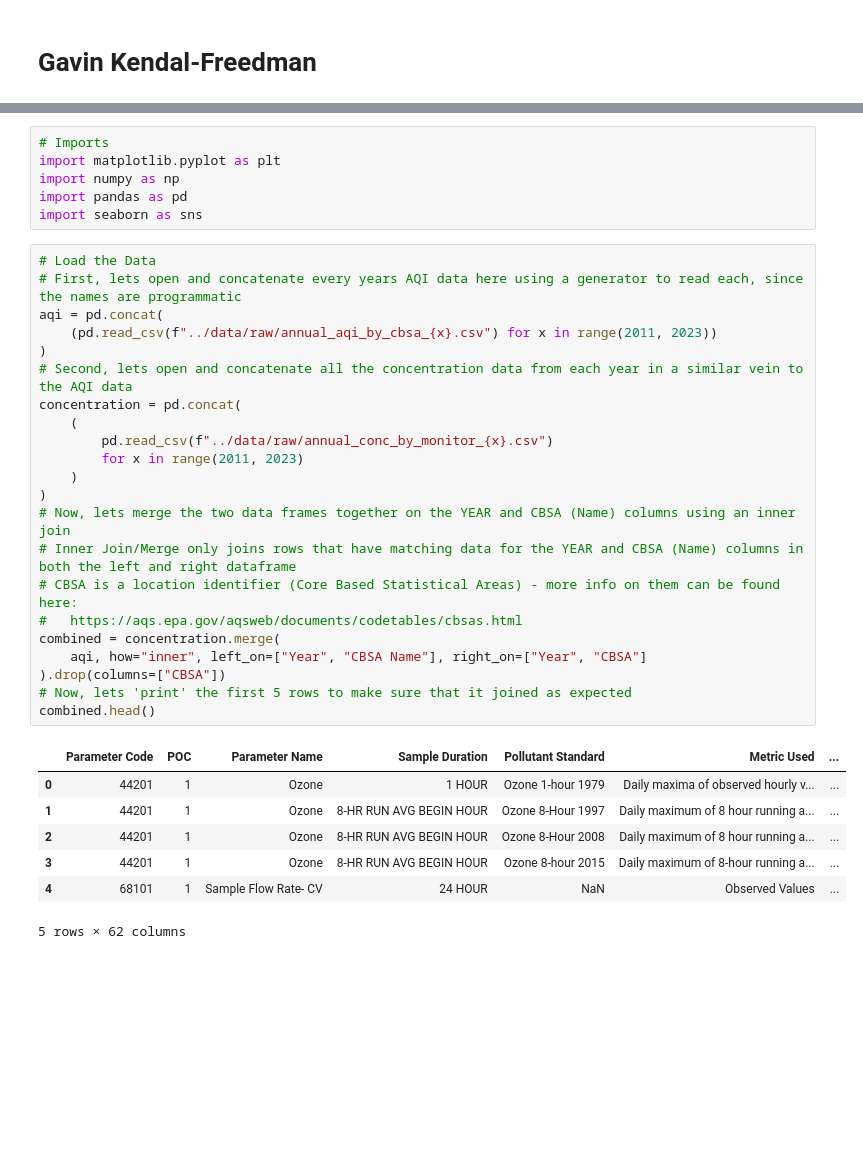
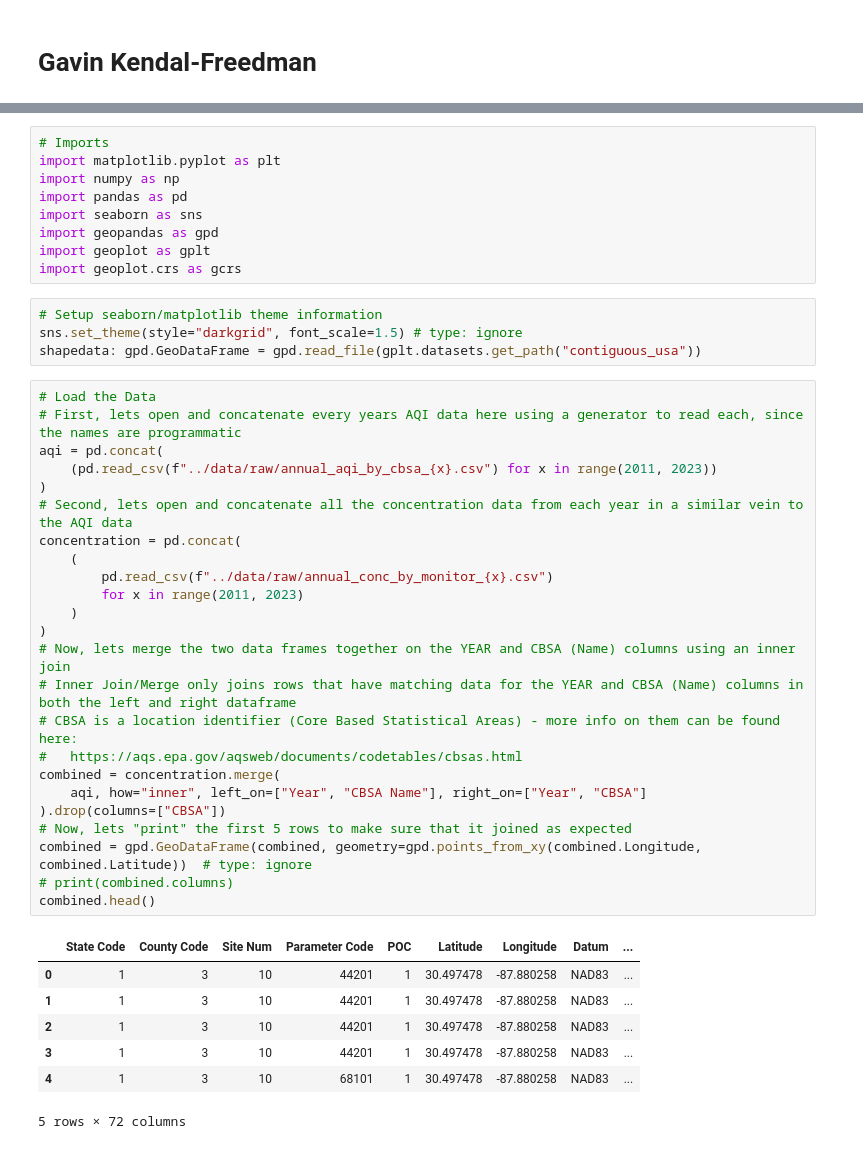
Before and after one commit to ubco-W2022T2-data301/project-group-group04, a Jupyter notebook: analysis/analysis1.ipynb, the cells around one changed output, grey strips where cells are left out. Cells and saved outputs as stored; diff of their text form; blank space fills up the shorter version.

Commit message:
Start working on EDA
Minimal cleaning and tidying, created first EDA vis

```diff
--- a/analysis/analysis1.ipynb
+++ b/analysis/analysis1.ipynb
@@ -22,33 +22,42 @@ import matplotlib.pyplot as plt
 import numpy as np
 import pandas as pd
 import seaborn as sns
+import geopandas as gpd
+import geoplot as gplt
+import geoplot.crs as gcrs
+# %%
+# Setup seaborn/matplotlib theme information
+sns.set_theme(style="darkgrid", font_scale=1.5) # type: ignore
+shapedata: gpd.GeoDataFrame = gpd.read_file(gplt.datasets.get_path("contiguous_usa"))
 # %%
 # Load the Data
 # First, lets open and concatenate every years AQI data here using a generator to read each, since the names are programmatic
 aqi = pd.concat(
     (pd.read_csv(f"../data/raw/annual_aqi_by_cbsa_{x}.csv") for x in range(2011, 2023))
 )
 # Second, lets open and concatenate all the concentration data from each year in a similar vein to the AQI data
 concentration = pd.concat(
     (
         pd.read_csv(f"../data/raw/annual_conc_by_monitor_{x}.csv")
         for x in range(2011, 2023)
     )
 )
 # Now, lets merge the two data frames together on the YEAR and CBSA (Name) columns using an inner join
 # Inner Join/Merge only joins rows that have matching data for the YEAR and CBSA (Name) columns in both the left and right dataframe
 # CBSA is a location identifier (Core Based Statistical Areas) - more info on them can be found here:
 #   https://aqs.epa.gov/aqsweb/documents/codetables/cbsas.html
 combined = concentration.merge(
     aqi, how="inner", left_on=["Year", "CBSA Name"], right_on=["Year", "CBSA"]
 ).drop(columns=["CBSA"])
-# Now, lets 'print' the first 5 rows to make sure that it joined as expected
+# Now, lets "print" the first 5 rows to make sure that it joined as expected
+combined = gpd.GeoDataFrame(combined, geometry=gpd.points_from_xy(combined.Longitude, combined.Latitude))  # type: ignore
+# print(combined.columns)
 combined.head()
 # %% [output]
-|  | Parameter Code | POC | Parameter Name | Sample Duration | Pollutant Standard | Metric Used | ... |
-| 0 | 44201 | 1 | Ozone | 1 HOUR | Ozone 1-hour 1979 | Daily maxima of observed hourly v... | ... |
-| 1 | 44201 | 1 | Ozone | 8-HR RUN AVG BEGIN HOUR | Ozone 8-Hour 1997 | Daily maximum of 8 hour running a... | ... |
-| 2 | 44201 | 1 | Ozone | 8-HR RUN AVG BEGIN HOUR | Ozone 8-Hour 2008 | Daily maximum of 8 hour running a... | ... |
-| 3 | 44201 | 1 | Ozone | 8-HR RUN AVG BEGIN HOUR | Ozone 8-hour 2015 | Daily maximum of 8-hour running a... | ... |
-| 4 | 68101 | 1 | Sample Flow Rate- CV | 24 HOUR | NaN | Observed Values | ... |
+|  | State Code | County Code | Site Num | Parameter Code | POC | Latitude | Longitude | Datum | ... |
+| 0 | 1 | 3 | 10 | 44201 | 1 | 30.497478 | -87.880258 | NAD83 | ... |
+| 1 | 1 | 3 | 10 | 44201 | 1 | 30.497478 | -87.880258 | NAD83 | ... |
+| 2 | 1 | 3 | 10 | 44201 | 1 | 30.497478 | -87.880258 | NAD83 | ... |
+| 3 | 1 | 3 | 10 | 44201 | 1 | 30.497478 | -87.880258 | NAD83 | ... |
+| 4 | 1 | 3 | 10 | 68101 | 1 | 30.497478 | -87.880258 | NAD83 | ... |
-5 rows × 62 columns
+5 rows × 72 columns
```
Also changed, not shown: parts of 3 cells of this notebook.
